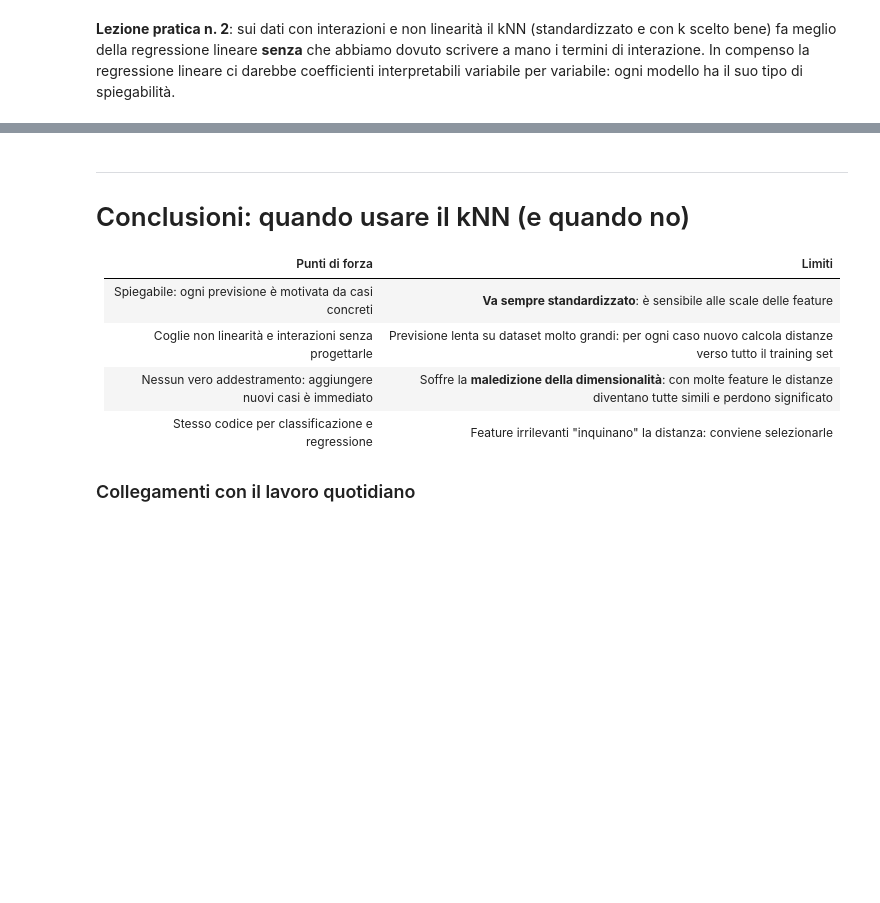
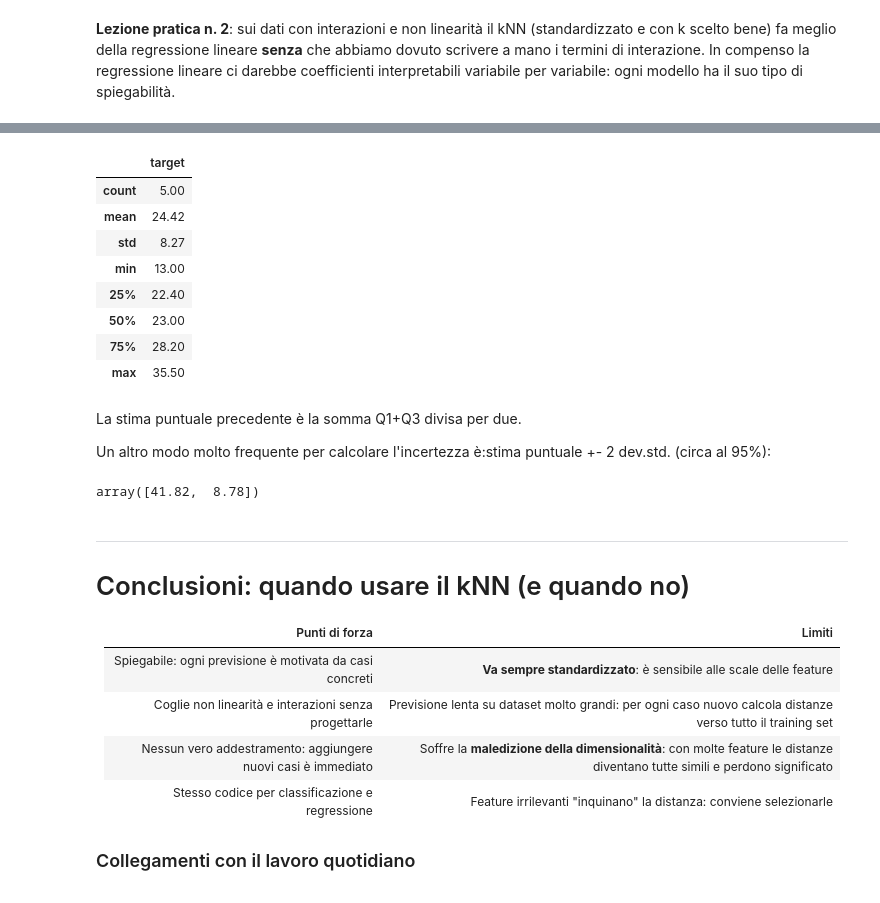
Before and after one commit to antonio-corsi/Corso-Reindal, a Jupyter notebook: knn/knn_sviluppatori.ipynb, the cells around one changed output, grey strips where cells are left out. Drawn from its saved outputs; the diff is of its cells as text; code cells hidden in the pictures; blank space fills up the shorter version.

```diff
--- a/knn/knn_sviluppatori.ipynb
+++ b/knn/knn_sviluppatori.ipynb
@@ -607,3 +821,23 @@ vicini_B.rename(columns={"target": "ore_risoluzione"})
+# %%
+vicini_B[["target"]].describe()
+# %% [output]
+|  | target |
+| count | 5.00 |
+| mean | 24.42 |
+| std | 8.27 |
+| min | 13.00 |
+| 25% | 22.40 |
+| 50% | 23.00 |
+| 75% | 28.20 |
+| max | 35.50 |
+# %% [markdown]
+La stima puntuale precedente è la somma Q1+Q3 divisa per due.
+
+Un altro modo molto frequente per calcolare l'incertezza è:stima puntuale +- 2 dev.std. (circa al 95%):
+# %%
+np.round([25.3 + 2*8.26, 25.3 - 2*8.26],2)
+# %% [output]
+array([41.82,  8.78])
 # %% [markdown]
 ---
 # Conclusioni: quando usare il kNN (e quando no)
```
Also changed, not shown: parts of 43 cells of this notebook, 6 other files.
